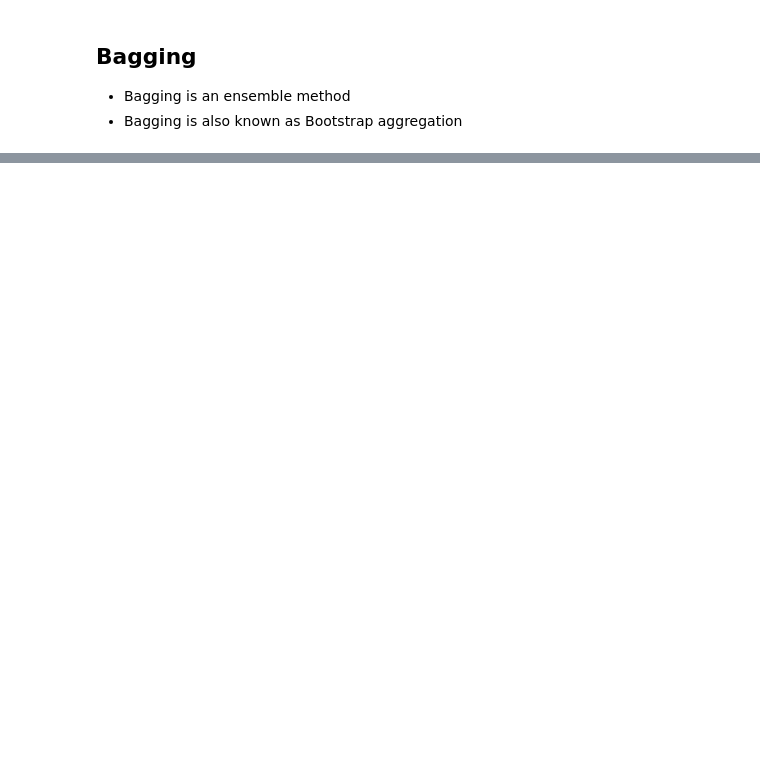
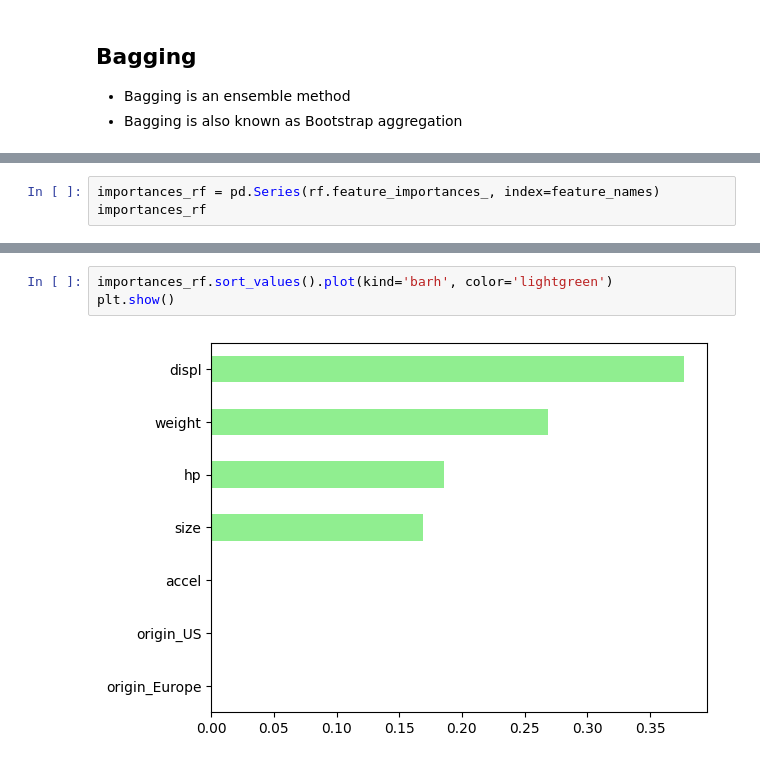
Before and after one commit to PaulToronto/DataCamp-Track---Machine-Learning-Scientist-in-Python, a Jupyter notebook: 6_3_Machine_Learning_with_Tree_Based_Models_in_Python_Bagging_and_Random_Forests.ipynb, the cells around one changed output, grey strips where cells are left out. Drawn from its saved outputs; the diff is of its cells as text; blank space fills up the shorter version.

```diff
--- a/6_3_Machine_Learning_with_Tree_Based_Models_in_Python_Bagging_and_Random_Forests.ipynb
+++ b/6_3_Machine_Learning_with_Tree_Based_Models_in_Python_Bagging_and_Random_Forests.ipynb
@@ -38,0 +753,3 @@
+# %%
+importances_rf = pd.Series(rf.feature_importances_, index=feature_names)
+importances_rf
@@ -38,0 +766,5 @@
+# %%
+importances_rf.sort_values().plot(kind='barh', color='lightgreen')
+plt.show()
+# %% [output]
+[figure, added]
```
Also changed, not shown: parts of 92 cells of this notebook.
